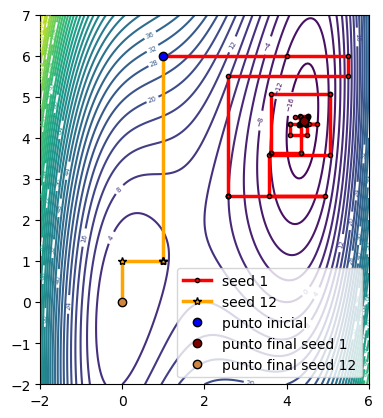
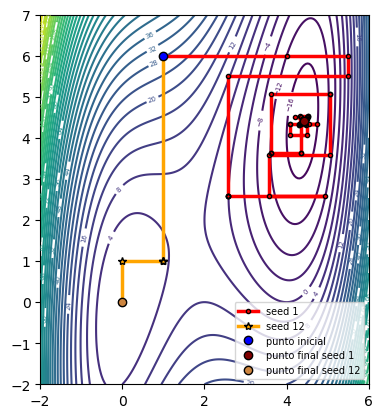
The change to this notebook cell's code, shown as a diff; its figure went from the first image to the second:
--- before
+++ after
@@ -15,5 +15,5 @@
 plt.xticks(fontsize=10)
 plt.yticks(fontsize=10)
-plt.legend(fontsize=10,loc='lower right')
+plt.legend(fontsize=7,loc='lower right')
 plt.xlim((-2,6))
 plt.ylim((-2,7))

Commit: Add files via upload